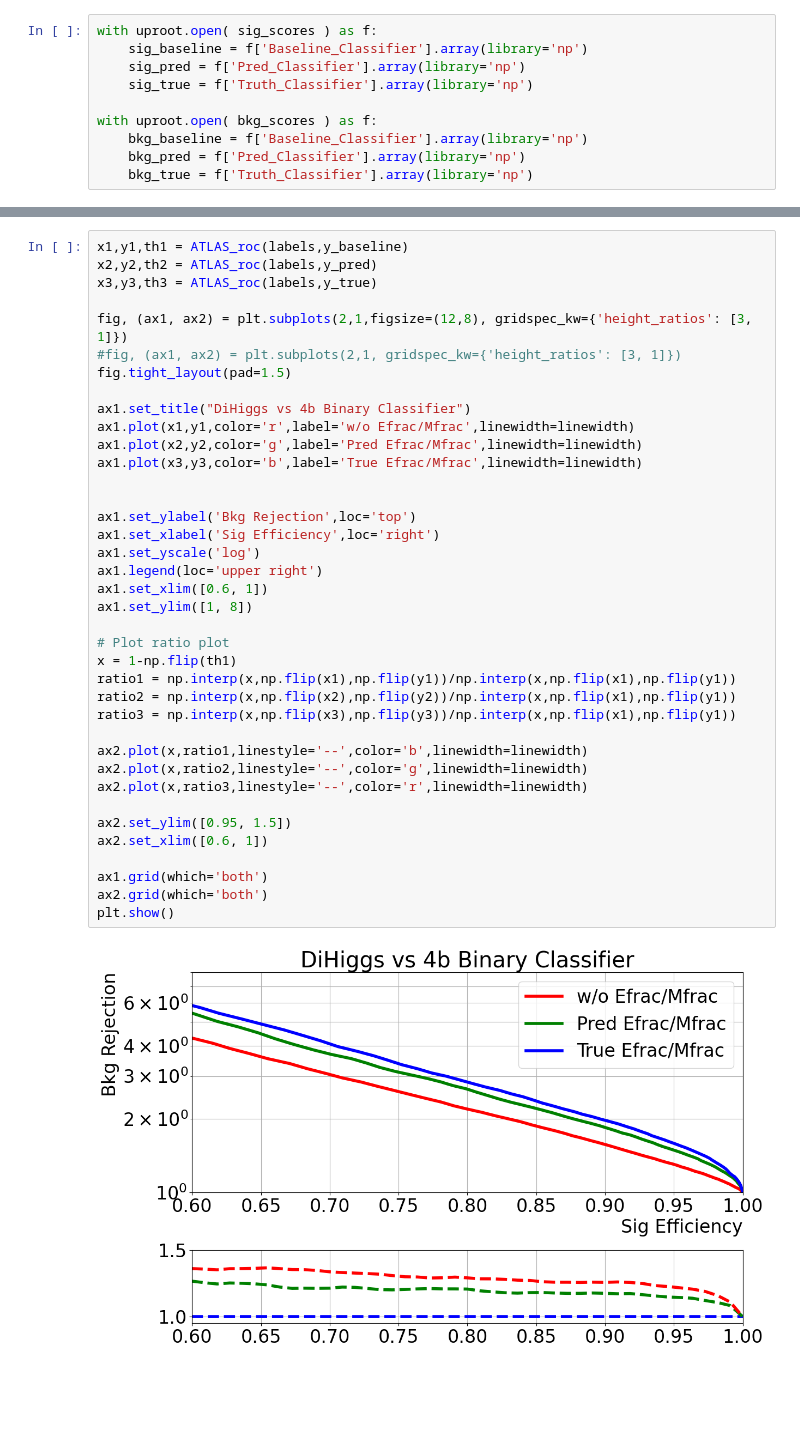
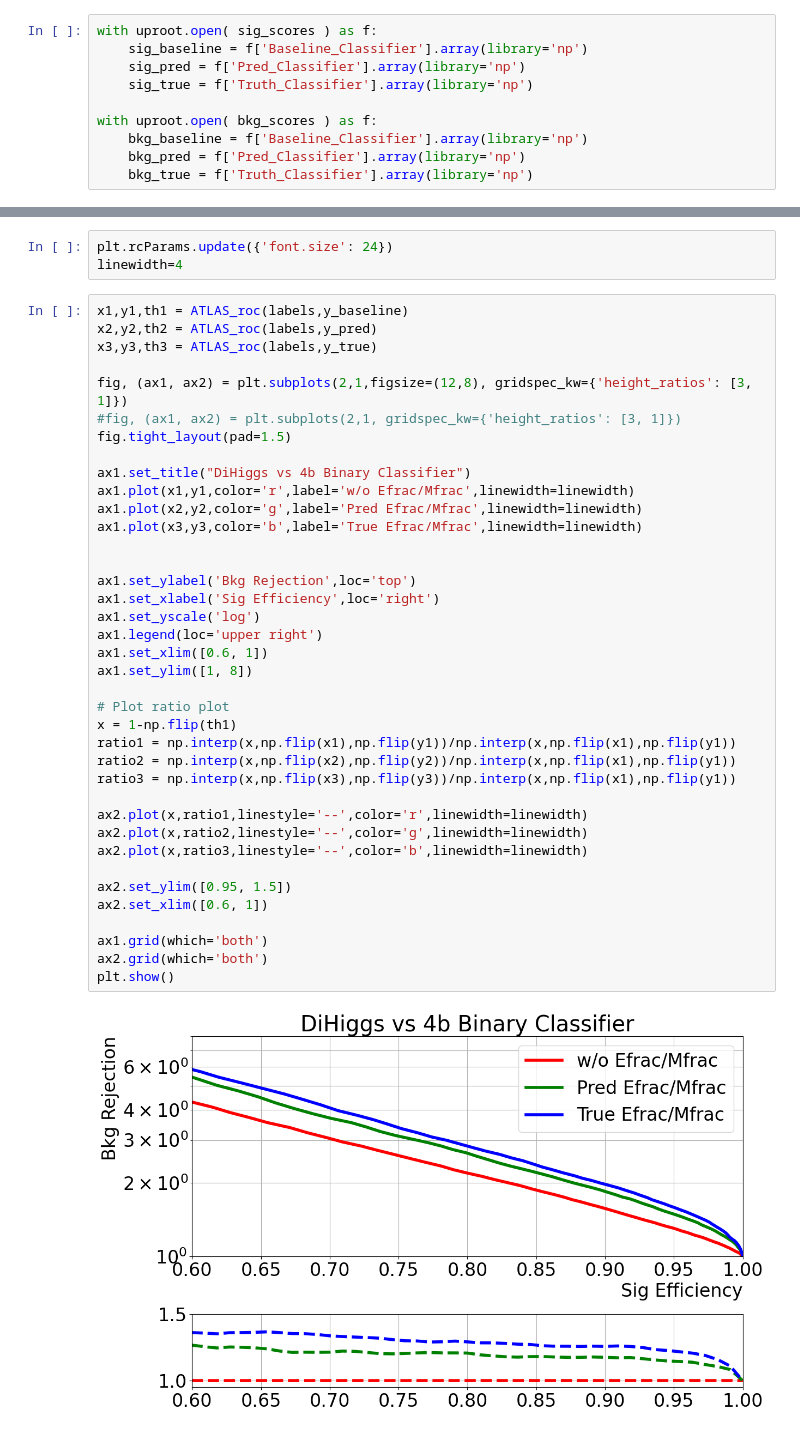
Before and after one commit to LukeV37/Pileup_Plotting, a Jupyter notebook: Fig7/True_vs_Pred_Regression_Model.ipynb, the cells around one changed output, grey strips where cells are left out. Saved outputs shown, nothing was run; the diff lists cells and outputs as text; blank space fills up the shorter version.

```diff
--- a/Fig7/True_vs_Pred_Regression_Model.ipynb
+++ b/Fig7/True_vs_Pred_Regression_Model.ipynb
@@ -69,3 +66,6 @@ linewidth=4
+# %%
+plt.rcParams.update({'font.size': 24})
+linewidth=4
 # %%
 x1,y1,th1 = ATLAS_roc(labels,y_baseline)
 x2,y2,th2 = ATLAS_roc(labels,y_pred)
@@ -76,33 +76,33 @@ fig, (ax1, ax2) = plt.subplots(2,1,figsize=(12,8), gridspec_kw={'height_ratios':
 fig.tight_layout(pad=1.5)
 
 ax1.set_title("DiHiggs vs 4b Binary Classifier")
 ax1.plot(x1,y1,color='r',label='w/o Efrac/Mfrac',linewidth=linewidth)
 ax1.plot(x2,y2,color='g',label='Pred Efrac/Mfrac',linewidth=linewidth)
 ax1.plot(x3,y3,color='b',label='True Efrac/Mfrac',linewidth=linewidth)
 
 
 ax1.set_ylabel('Bkg Rejection',loc='top')
 ax1.set_xlabel('Sig Efficiency',loc='right')
 ax1.set_yscale('log')
 ax1.legend(loc='upper right')
 ax1.set_xlim([0.6, 1])
 ax1.set_ylim([1, 8])
 
 # Plot ratio plot
 x = 1-np.flip(th1)
 ratio1 = np.interp(x,np.flip(x1),np.flip(y1))/np.interp(x,np.flip(x1),np.flip(y1))
 ratio2 = np.interp(x,np.flip(x2),np.flip(y2))/np.interp(x,np.flip(x1),np.flip(y1))
 ratio3 = np.interp(x,np.flip(x3),np.flip(y3))/np.interp(x,np.flip(x1),np.flip(y1))
 
-ax2.plot(x,ratio1,linestyle='--',color='b',linewidth=linewidth)
+ax2.plot(x,ratio1,linestyle='--',color='r',linewidth=linewidth)
 ax2.plot(x,ratio2,linestyle='--',color='g',linewidth=linewidth)
-ax2.plot(x,ratio3,linestyle='--',color='r',linewidth=linewidth)
+ax2.plot(x,ratio3,linestyle='--',color='b',linewidth=linewidth)
 
 ax2.set_ylim([0.95, 1.5])
 ax2.set_xlim([0.6, 1])
 
 ax1.grid(which='both')
 ax2.grid(which='both')
 plt.show()
 # %% [output]
-[figure, old version]
+[figure, new version]
```
Also changed, not shown: parts of 7 cells of this notebook.
